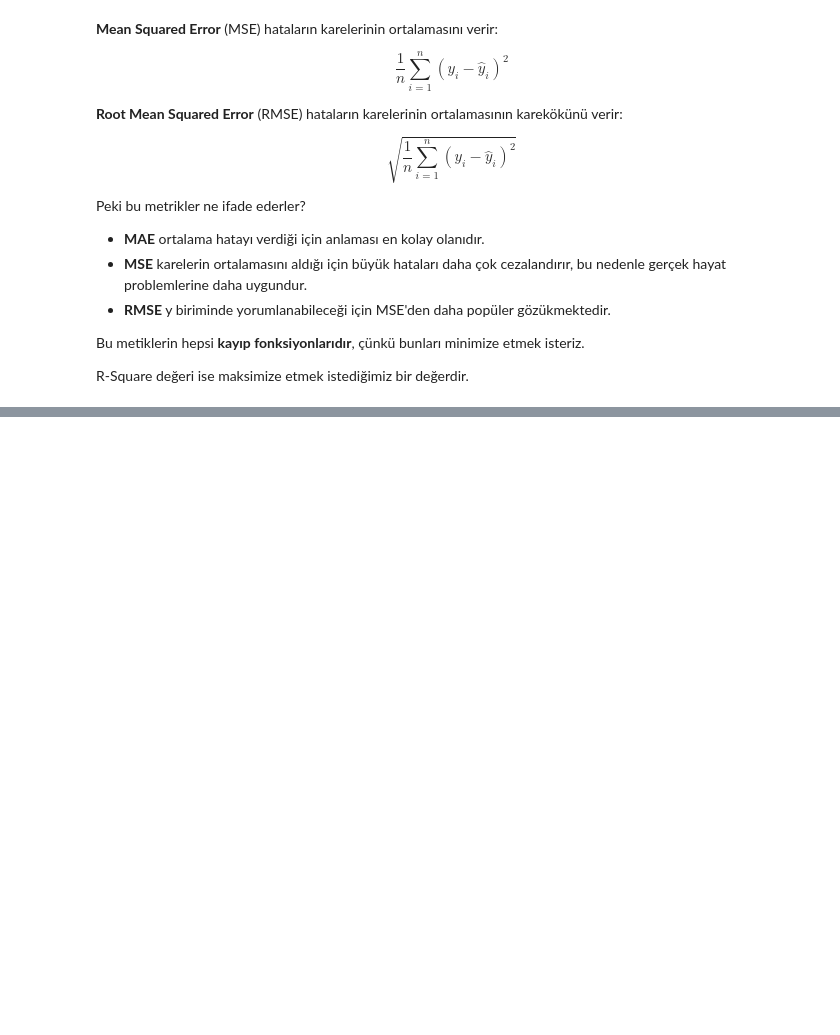
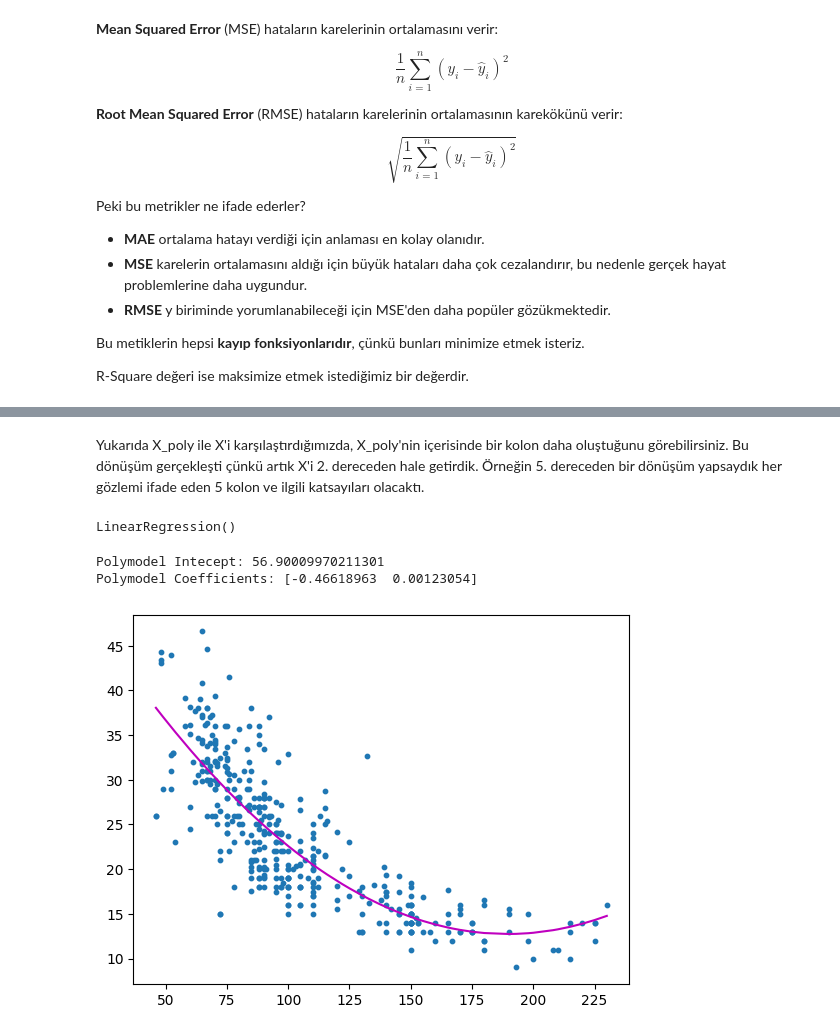
Before and after one commit to mybozkir/Machine_Learning_Practices, a Jupyter notebook: 1-Regression_Practices_TUR.ipynb, the cells around one changed output, grey strips where cells are left out. Cells and saved outputs as stored; diff of their text form; code cells hidden in the pictures; blank space fills up the shorter version.

```diff
--- a/1-Regression_Practices_TUR.ipynb
+++ b/1-Regression_Practices_TUR.ipynb
@@ -379,0 +606,9 @@ R-Square değeri ise maksimize etmek istediğimiz bir değerdir.
+# %%
+# Öncelikle 2. derecden bir polinom oluşturalım. Bunun için degree paramatresine 2 değerini veriyoruz.
+# include_bias parametresi çıktıya intercept eklemeyi sağlar, False dediğimiz için eklemeyecek. Zaten regresyon kurarken intercept oluşturduğumuz için kullanmıyoruz.
+poly = PolynomialFeatures(degree = 2, include_bias = False)
+# %%
+# Şimdi X setimizi oluşturduğumuz 2. dereceden poly nesnesi ile dönüştürelim.
+X_poly = poly.fit_transform(X)
+
+X_poly[:5]
@@ -379,0 +630,23 @@ R-Square değeri ise maksimize etmek istediğimiz bir değerdir.
+# %% [markdown]
+Yukarıda X_poly ile X'i karşılaştırdığımızda, X_poly'nin içerisinde bir kolon daha oluştuğunu görebilirsiniz. Bu dönüşüm gerçekleşti çünkü artık X'i 2. dereceden hale getirdik. Örneğin 5. dereceden bir dönüşüm yapsaydık her gözlemi ifade eden 5 kolon ve ilgili katsayıları olacaktı.
+# %%
+# Şimdi dönüşüm işlemi yaptığımız X seti ile (X_poly) bir model kuralım.
+polymodel = LinearRegression()
+
+polymodel.fit(X_poly, y)
+# %% [output]
+LinearRegression()
+# %%
+print('Polymodel Intecept:', polymodel.intercept_)
+print('Polymodel Coefficients:', polymodel.coef_)
+# %% [output]
+Polymodel Intecept: 56.90009970211301
+Polymodel Coefficients: [-0.46618963  0.00123054]
+# %%
+y_poly_pred = polymodel.predict(X_poly)
+# %%
+plt.scatter(X, y, s=10)
+plt.plot(X, y_poly_pred, color='m')
+plt.show()
+# %% [output]
+[figure, added]
```
Also changed, not shown: parts of 32 cells of this notebook.
